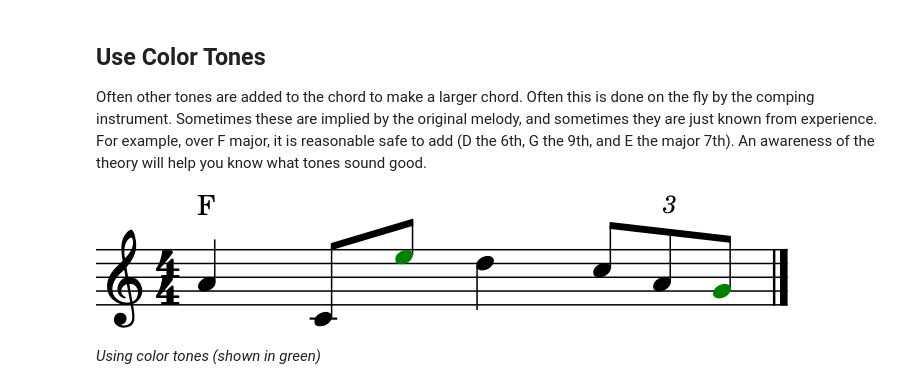
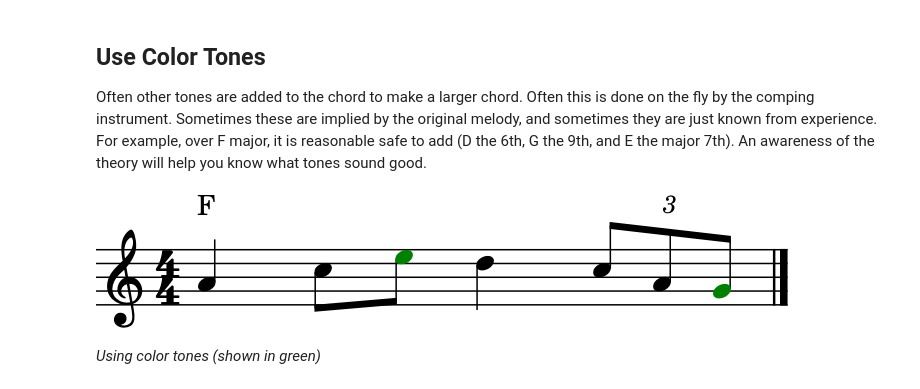
Before and after one commit to cwrightlibrary/JazzNotebooks, a Jupyter notebook: how-to-improvise-jazz-melodies/notebook.ipynb, the cells around one changed output. Saved outputs shown, nothing was run; the diff lists cells and outputs as text; code cells hidden in the pictures.

```diff
--- a/how-to-improvise-jazz-melodies/notebook.ipynb
+++ b/how-to-improvise-jazz-melodies/notebook.ipynb
@@ -88,10 +88,10 @@ create_score(info, notes)
 ## Use Color Tones
 Often other tones are added to the chord to make a larger chord. Often this is done on the fly by the comping instrument. Sometimes these are implied by the original melody, and sometimes they are just known from experience. For example, over F major, it is reasonable safe to add (D the 6th, G the 9th, and E the major 7th). An awareness of the theory will help you know what tones sound good.
 # %%
-notes = "!F A4/1 C4/0.5 E5/0.5*green D5/1 C5/0.3 A4/0.3 G4/0.3*green"
+notes = "!F A4/1 C5/0.5 E5/0.5*green D5/1 C5/0.3 A4/0.3 G4/0.3*green"
 create_score(info, notes)
 # %% [output]
-[figure, old version]
+[figure, new version]
 # %% [markdown]
 *Using color tones (shown in green)*
 # %% [markdown]
```
